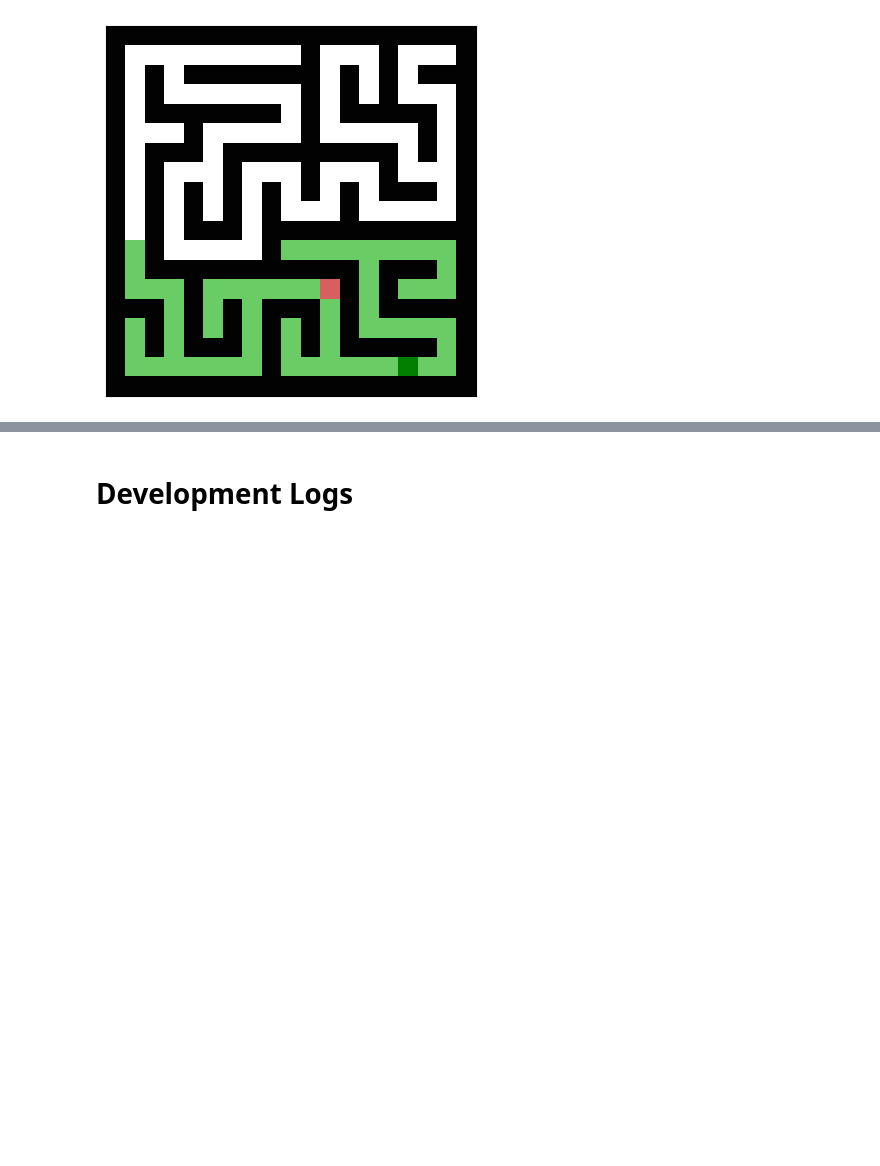
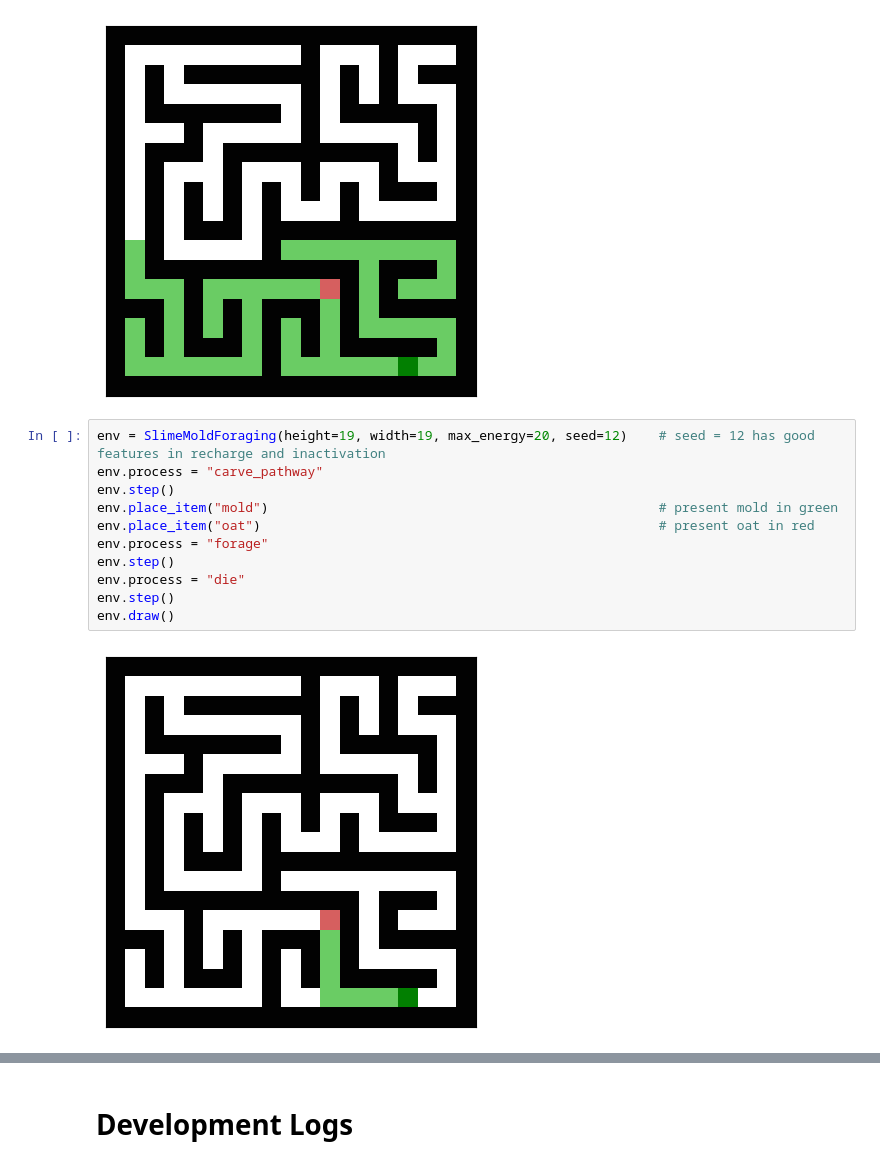
Before and after one commit to MengSunDom/CITS4403, a Jupyter notebook: CITS4403_29.ipynb, the cells around one changed output, grey strips where cells are left out. Drawn from its saved outputs; the diff is of its cells as text; blank space fills up the shorter version.

```diff
--- a/CITS4403_29.ipynb
+++ b/CITS4403_29.ipynb
@@ -468,3 +490,16 @@ demo.process = "forage_in_steps"
 demo.animate(frames=100)                                                # show foraging animation from step 0 to 100
 # %% [output]
 [figure]
+# %%
+env = SlimeMoldForaging(height=19, width=19, max_energy=20, seed=12)    # seed = 12 has good features in recharge and inactivation
+env.process = "carve_pathway"
+env.step()
+env.place_item("mold")                                                  # present mold in green
+env.place_item("oat")                                                   # present oat in red
+env.process = "forage"
+env.step()
+env.process = "die"
+env.step()
+env.draw()
+# %% [output]
+[figure, added]
```
Also changed, not shown: parts of 7 cells of this notebook.
